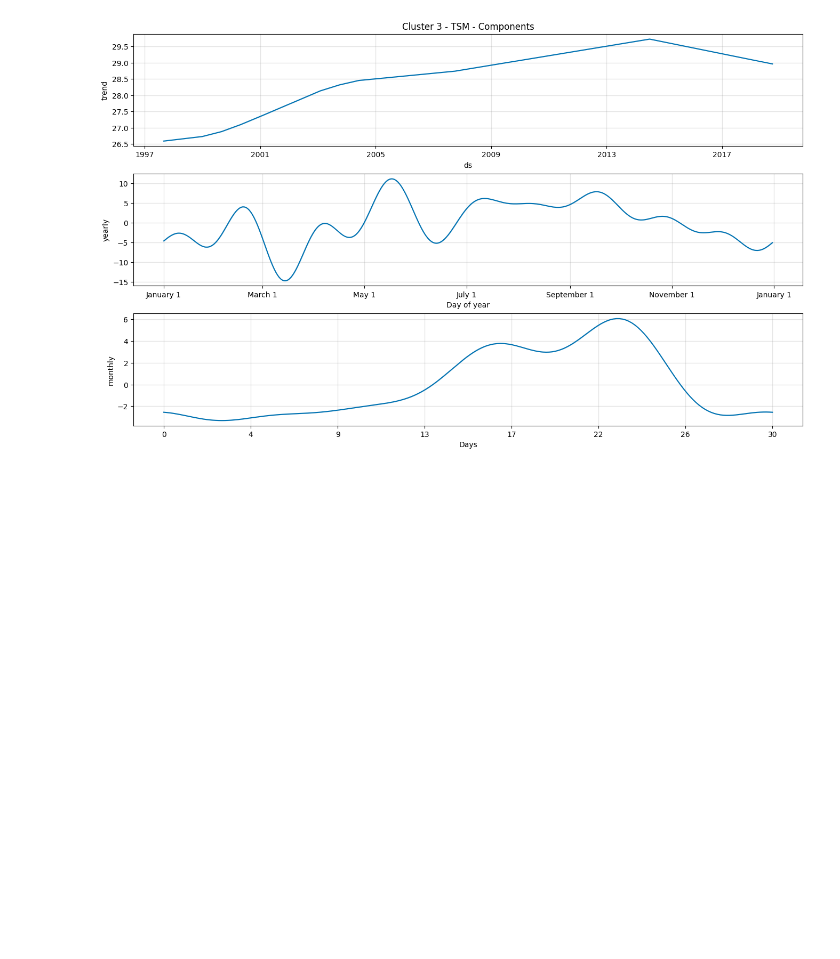
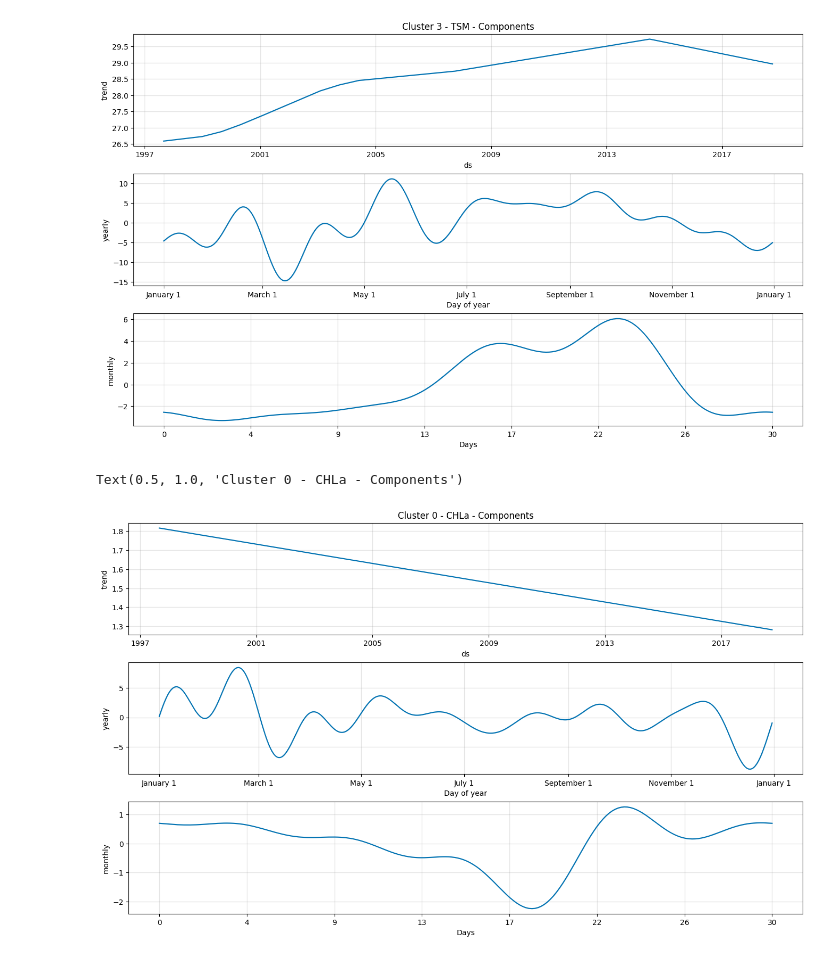
Before and after one commit to tukey-stans/ae-oceanografia-golfo-cali, a Jupyter notebook: notebooks/MACS/MACS_time_series.ipynb, the cells around one changed output. Saved outputs shown, nothing was run; the diff lists cells and outputs as text; code cells hidden in the pictures; blank space fills up the shorter version.

```diff
--- a/notebooks/MACS/MACS_time_series.ipynb
+++ b/notebooks/MACS/MACS_time_series.ipynb
@@ -200,6 +185,8 @@ cluster_1_df = cluster_df[cluster_df["Cluster"] == 1]
 cluster_2_df = cluster_df[cluster_df["Cluster"] == 2]
 cluster_3_df = cluster_df[cluster_df["Cluster"] == 3]
 # %%
+# TSM
+
 cluster_0_df_tsm = cluster_0_df[["FECHA", "TSM"]].rename(columns={"FECHA": "ds", "TSM": "y"})
 prophet_model_0_tsm = Prophet()
 prophet_model_0_tsm.add_seasonality(name='monthly', period=30.5, fourier_order=5)
@@ -219,4 +206,26 @@ cluster_3_df_tsm = cluster_3_df[["FECHA", "TSM"]].rename(columns={"FECHA": "ds",
 prophet_model_3_tsm = Prophet()
 prophet_model_3_tsm.add_seasonality(name='monthly', period=30.5, fourier_order=5)
 prophet_model_3_tsm.fit(cluster_3_df_tsm)
+
+# CHLa
+
+cluster_0_df_chla = cluster_0_df[["FECHA", "Chla"]].rename(columns={"FECHA": "ds", "Chla": "y"})
+prophet_model_0_chla = Prophet()
+prophet_model_0_chla.add_seasonality(name='monthly', period=30.5, fourier_order=5)
+prophet_model_0_chla.fit(cluster_0_df_chla)
+
+cluster_1_df_chla = cluster_1_df[["FECHA", "Chla"]].rename(columns={"FECHA": "ds", "Chla": "y"})
+prophet_model_1_chla = Prophet()
+prophet_model_1_chla.add_seasonality(name='monthly', period=30.5, fourier_order=5)
+prophet_model_1_chla.fit(cluster_1_df_chla)
+
+cluster_2_df_chla = cluster_2_df[["FECHA", "Chla"]].rename(columns={"FECHA": "ds", "Chla": "y"})
+prophet_model_2_chla = Prophet()
+prophet_model_2_chla.add_seasonality(name='monthly', period=30.5, fourier_order=5)
+prophet_model_2_chla.fit(cluster_2_df_chla)
+
+cluster_3_df_chla = cluster_3_df[["FECHA", "Chla"]].rename(columns={"FECHA": "ds", "Chla": "y"})
+prophet_model_3_chla = Prophet()
+prophet_model_3_chla.add_seasonality(name='monthly', period=30.5, fourier_order=5)
+prophet_model_3_chla.fit(cluster_3_df_chla)
 # %% [output]
@@ -286,3 +331,11 @@ axes[0].set_title("Cluster 3 - TSM - Components")
 # %% [output]
 Text(0.5, 1.0, 'Cluster 3 - TSM - Components')
 [figure]
+# %%
+components_0_chla_fig = prophet_model_0_chla.plot_components(cluster_0_df_chla_pred)
+components_0_chla_fig.set_size_inches(14, 8)
+axes = components_0_chla_fig.get_axes()
+axes[0].set_title("Cluster 0 - CHLa - Components")
+# %% [output]
+Text(0.5, 1.0, 'Cluster 0 - CHLa - Components')
+[figure, added]
```
Also changed, not shown: parts of 7 cells of this notebook.
